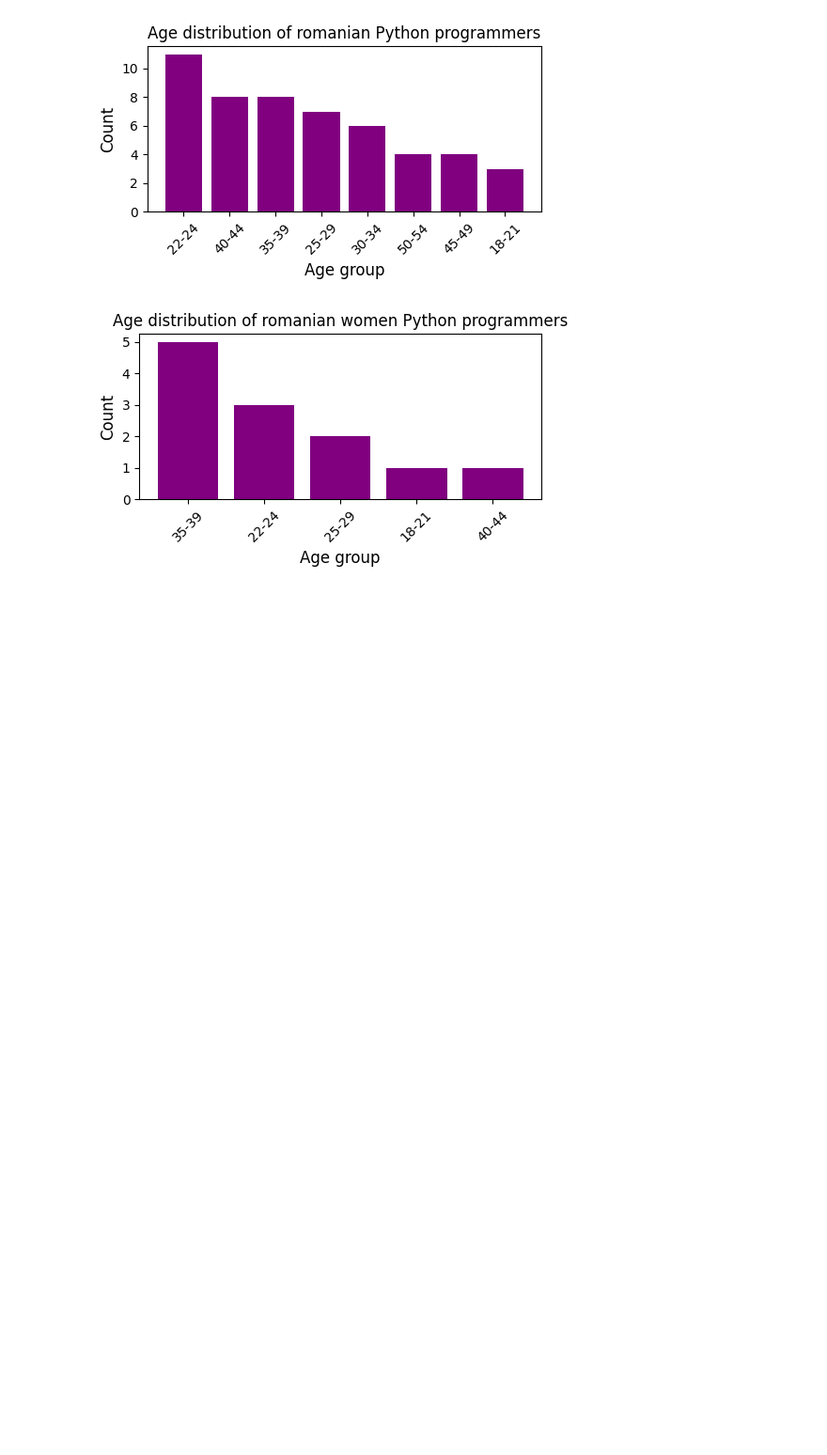
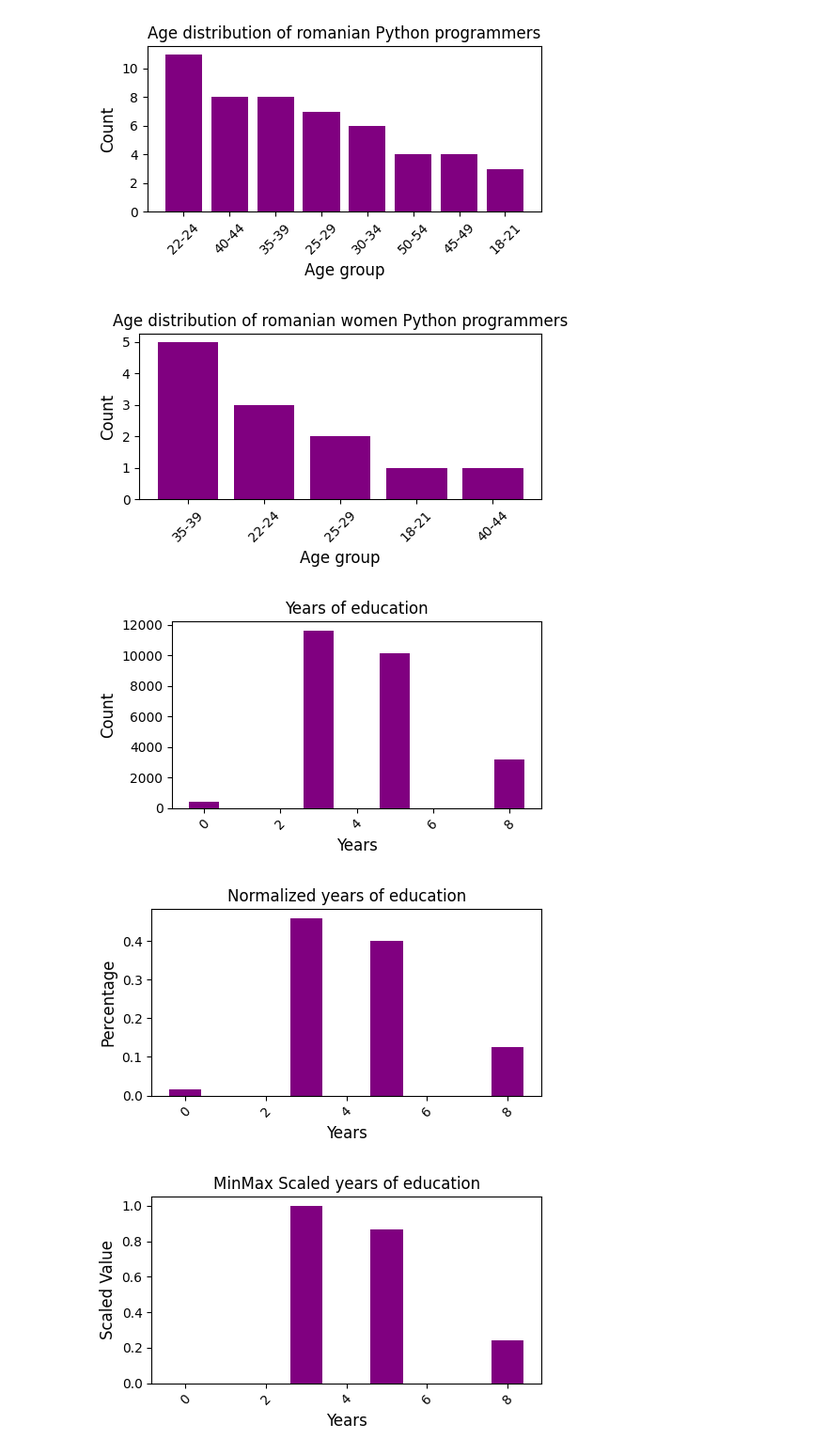
Before and after one commit to zdrobix/csubb, a Jupyter notebook: Semestru 4/IA/lab/lab2/problem1.ipynb, the cells around one changed output. Shown at 94% size. Cells and saved outputs as stored; diff of their text form; code cells hidden in the pictures; blank space fills up the shorter version.

Commit message:
Added normalization for programming experience and years of education.

```diff
--- a/Semestru 4/IA/lab/lab2/problem1.ipynb
+++ b/Semestru 4/IA/lab/lab2/problem1.ipynb
@@ -169,18 +166,18 @@ years = {
     '20+ years': 20,
 }
 
-values = []
+programming_experience_values = []
 for key, value in programming_experience.items():
     if key != 'I have never written code':
-        values.extend([years[key]] * value)
+        programming_experience_values.extend([years[key]] * value)
 
-min = np.min(values)
-max = np.max(values)
-mean = np.mean(values)
-std = np.std(values)
-median = np.median(values)
+minn = np.min(programming_experience_values)
+maxx = np.max(programming_experience_values)
+mean = np.mean(programming_experience_values)
+std = np.std(programming_experience_values)
+median = np.median(programming_experience_values)
 
-print(f'Minimum: {min}\nMaximum: {max}\nMean: {mean}\nStandard deviation: {std}\nMedian: {median}')
+print(f'Minimum: {minn}\nMaximum: {maxx}\nMean: {mean}\nStandard deviation: {std}\nMedian: {median}')
 # %% [output]
 Minimum: 0.5
 Maximum: 20.0
@@ -215,3 +212,31 @@ generate_bar_chart(python_programming_romania_women_df['What is your age (# year
 [figure]
 # %%
 # Nu consider outlieri pentru vechimea in programare deoarece raspunsurile nu sunt de forma unui interval liber, ci mai degraba categorice.
+# %%
+years_of_education_count = {
+    master_years: education_frequency_total.get('Master’s degree', 0),
+    bachelor_years: (education_frequency_total.get('Bachelor’s degree', 0) +
+                     education_frequency_total.get('Some college/university study without earning a bachelor’s degree', 0)),
+    phd_years: (education_frequency_total.get('Doctoral degree', 0) +
+                     education_frequency_total.get('Professional doctorate', 0)),
+    0: education_frequency_total.get('No formal education past high school', 0)
+}
+
+normalized_years_of_education_count = {
+    key: value / sum(years_of_education_count.values()) for key, value in years_of_education_count.items()
+}
+
+minn = min(years_of_education_count.values())
+maxx = max(years_of_education_count.values())
+
+minmax_scaled_years_of_education_count = {
+    key: (value - minn) / (maxx - minn) for key, value in years_of_education_count.items()
+}
+
+generate_bar_chart(years_of_education_count, "Years of education", "Years", "Count")
+generate_bar_chart(normalized_years_of_education_count, "Normalized years of education", "Years", "Percentage")
+generate_bar_chart(minmax_scaled_years_of_education_count, "MinMax Scaled years of education", "Years", "Scaled Value")
+# %% [output]
+[figure, added]
+[figure, added]
+[figure, added]
```
Also changed, not shown: parts of 4 cells of this notebook.
